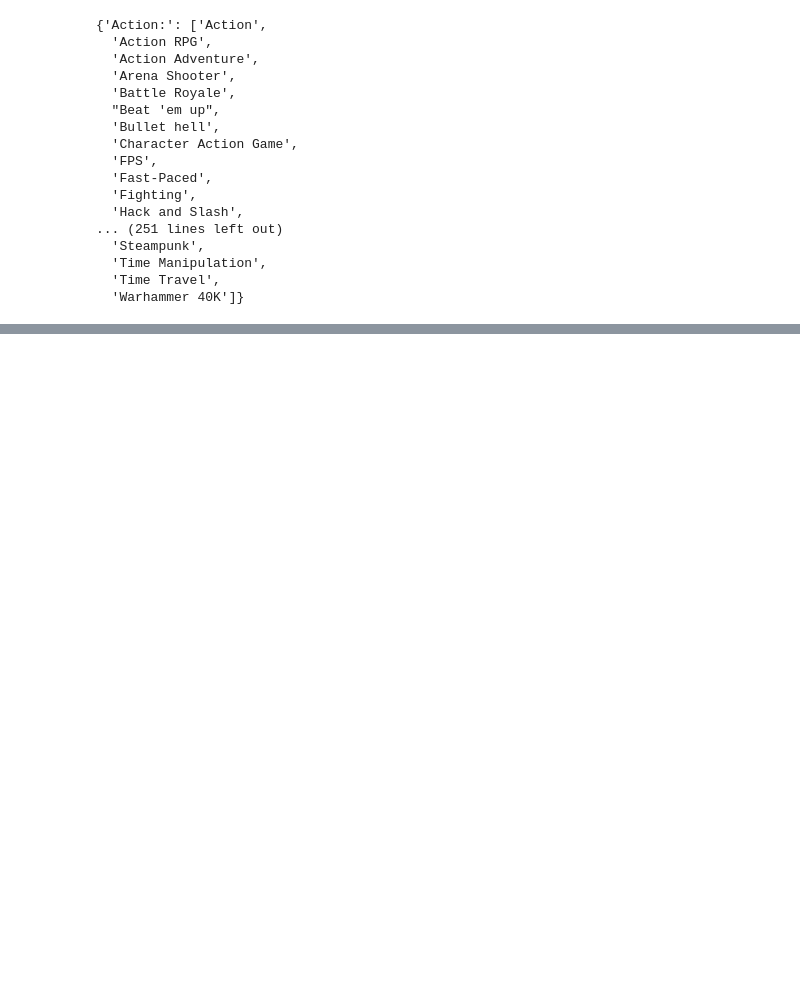
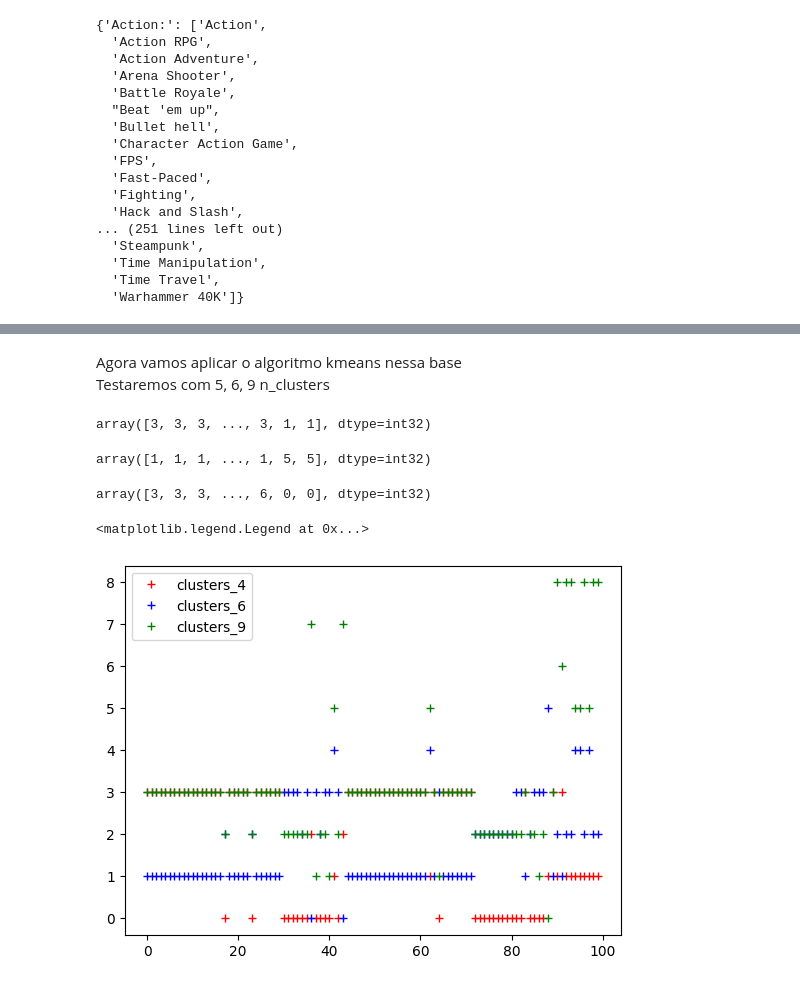
Before and after one commit to Gustavo-V-M/Recomendacao-Steam, a Jupyter notebook: analise_base_steam_3.ipynb, the cells around one changed output, grey strips where cells are left out. Cells and saved outputs as stored; diff of their text form; code cells hidden in the pictures; blank space fills up the shorter version.

```diff
--- a/analise_base_steam_3.ipynb
+++ b/analise_base_steam_3.ipynb
@@ -117,0 +146,41 @@ for i in range(len(st))
+# %%
+recomendation_df = pd.DataFrame(recomendation_dict).transpose()
+# %% [markdown]
+Agora vamos aplicar o algoritmo kmeans nessa base <br>
+Testaremos com 5, 6, 9 n_clusters <br>
+# %%
+from sklearn.cluster import KMeans
+
+
+clusters_4 = KMeans(n_clusters=5).fit_predict(recomendation_df)
+clusters_4
+# %% [output]
+array([3, 3, 3, ..., 3, 1, 1], dtype=int32)
+# %%
+clusters_6 = KMeans(n_clusters=6).fit_predict(pd.DataFrame(recomendation_df))
+clusters_6
+# %% [output]
+array([1, 1, 1, ..., 1, 5, 5], dtype=int32)
+# %%
+clusters_9 = KMeans(n_clusters=9).fit_predict(pd.DataFrame(recomendation_df))
+clusters_9
+# %% [output]
+array([3, 3, 3, ..., 6, 0, 0], dtype=int32)
+# %%
+from matplotlib import pyplot as plt
+
+x = range(100)
+# plotando a lista com os clusters feitos com n_cluster = 4
+plt.plot(x, clusters_4[:100].transpose(),label="clusters_4", color="r", ls= "None", marker="+")
+
+# plotando a lista com os clusters feitos com n_cluster = 6
+plt.plot(x, clusters_6[:100].transpose(),label="clusters_6", color="b", ls= "None", marker="+")
+
+# plotando a lista com os clusters feitos com n_cluster = 9
+plt.plot(x, clusters_9[:100].transpose(),label="clusters_9", color="g", ls= "None", marker="+")
+
+
+plt.legend()
+# %% [output]
+<matplotlib.legend.Legend at 0x...>
+[figure, added]
```
Also changed, not shown: parts of 2 cells of this notebook.
